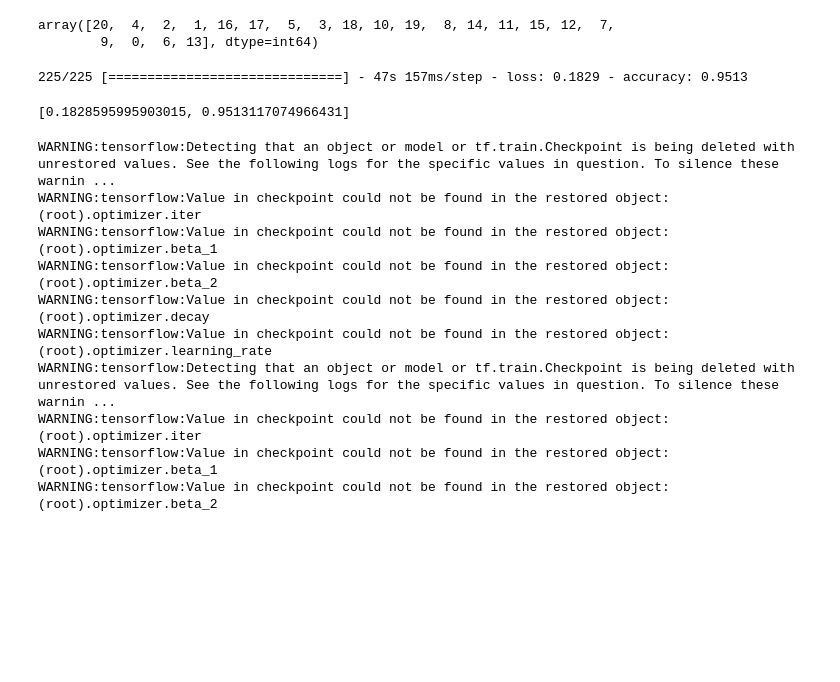
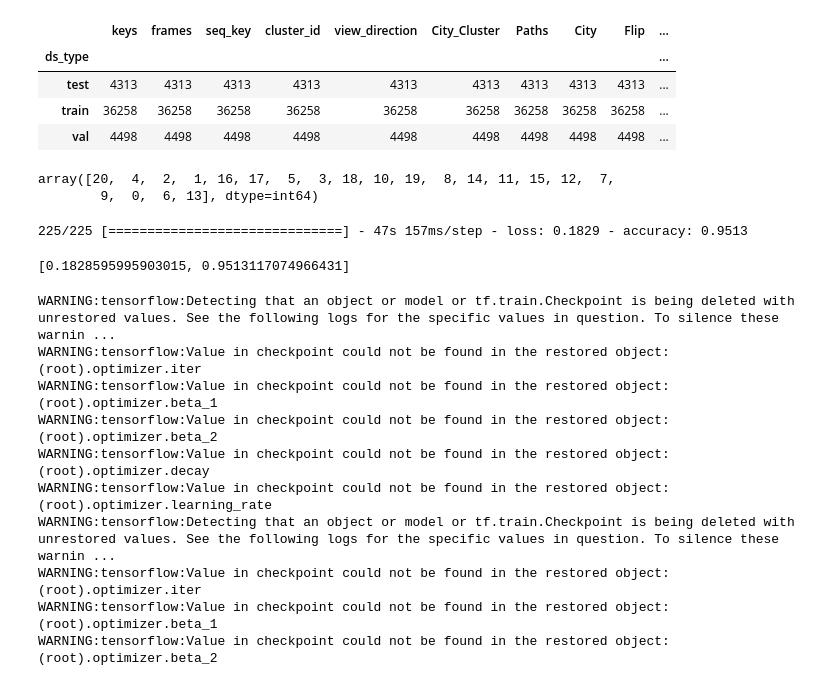
Before and after one commit to MockaWolke/SVI_Model_ToolBox, a Jupyter notebook: view_directions_sequence/training/build_ensemble.ipynb, the cells around one changed output. Cells and saved outputs as stored; diff of their text form; code cells hidden in the pictures; blank space fills up the shorter version.

```diff
--- a/view_directions_sequence/training/build_ensemble.ipynb
+++ b/view_directions_sequence/training/build_ensemble.ipynb
@@ -1,3 +1,13 @@
+# %%
+import pandas as pd
+df = pd.read_feather('new_train_seqs.df').set_index('index')
+df.groupby('ds_type').count()
+# %% [output]
+|  | keys | frames | seq_key | cluster_id | view_direction | City_Cluster | Paths | City | Flip | ... |
+| ds_type |  |  |  |  |  |  |  |  |  | ... |
+| test | 4313 | 4313 | 4313 | 4313 | 4313 | 4313 | 4313 | 4313 | 4313 | ... |
+| train | 36258 | 36258 | 36258 | 36258 | 36258 | 36258 | 36258 | 36258 | 36258 | ... |
+| val | 4498 | 4498 | 4498 | 4498 | 4498 | 4498 | 4498 | 4498 | 4498 | ... |
 # %%
 import tensorflow as tf
 import numpy as np
```
Also changed, not shown: 43 other files.
